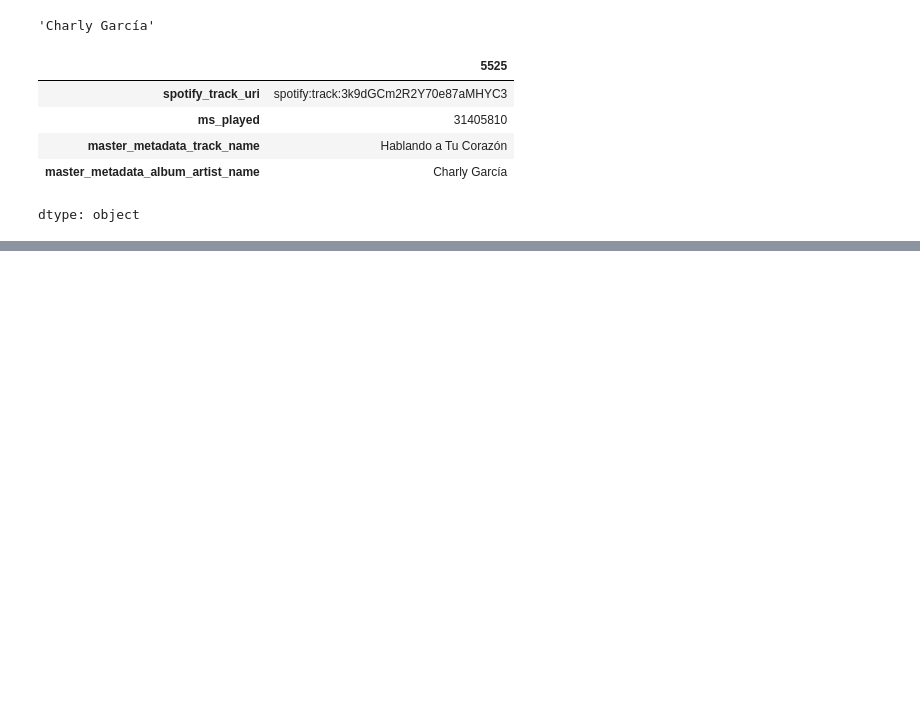
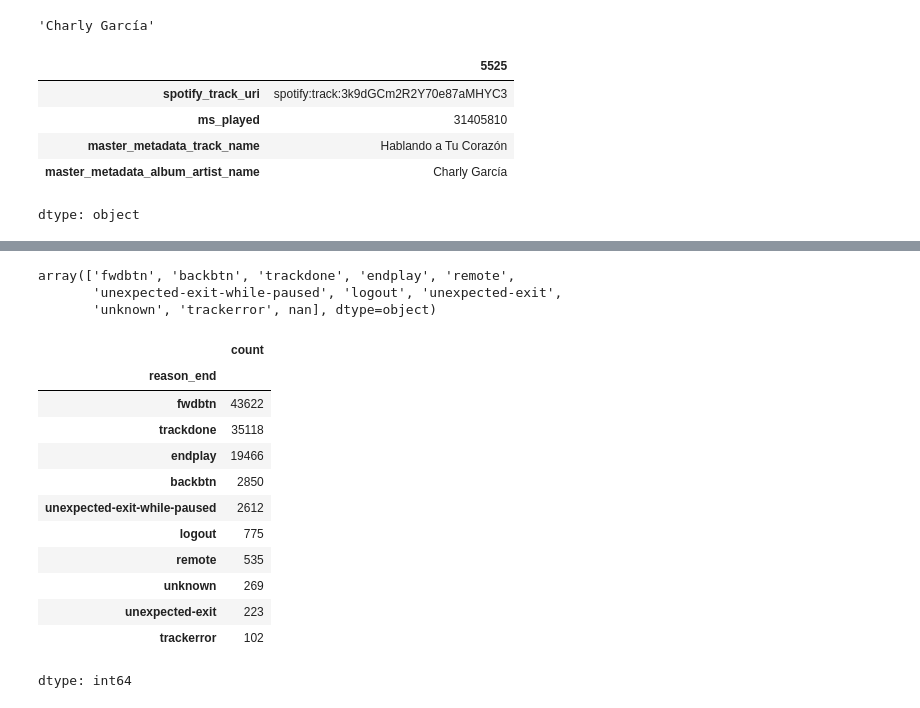
Before and after one commit to Skuerjuan/spotify_chona, a Jupyter notebook: main.ipynb, the cells around one changed output, grey strips where cells are left out. Saved outputs shown, nothing was run; the diff lists cells and outputs as text; code cells hidden in the pictures; blank space fills up the shorter version.

```diff
--- a/main.ipynb
+++ b/main.ipynb
@@ -182,0 +164,26 @@ skips
+# %%
+#Investigando reason_end
+
+dataset["reason_end"].unique()
+# %% [output]
+array(['fwdbtn', 'backbtn', 'trackdone', 'endplay', 'remote',
+       'unexpected-exit-while-paused', 'logout', 'unexpected-exit',
+       'unknown', 'trackerror', nan], dtype=object)
+# %%
+count_end = dataset["reason_end"].value_counts()
+n_other = count_end[count_end.index.isin({"unxepected-exit-while-paused", "logout", "remote", "unknown", "unexpected-exit", "trackerror"})]
+fig, ax = plt.subplots()
+# %% [output]
+|  | count |
+| reason_end |  |
+| fwdbtn | 43622 |
+| trackdone | 35118 |
+| endplay | 19466 |
+| backbtn | 2850 |
+| unexpected-exit-while-paused | 2612 |
+| logout | 775 |
+| remote | 535 |
+| unknown | 269 |
+| unexpected-exit | 223 |
+| trackerror | 102 |
+dtype: int64
```
Also changed, not shown: parts of 3 cells of this notebook.
